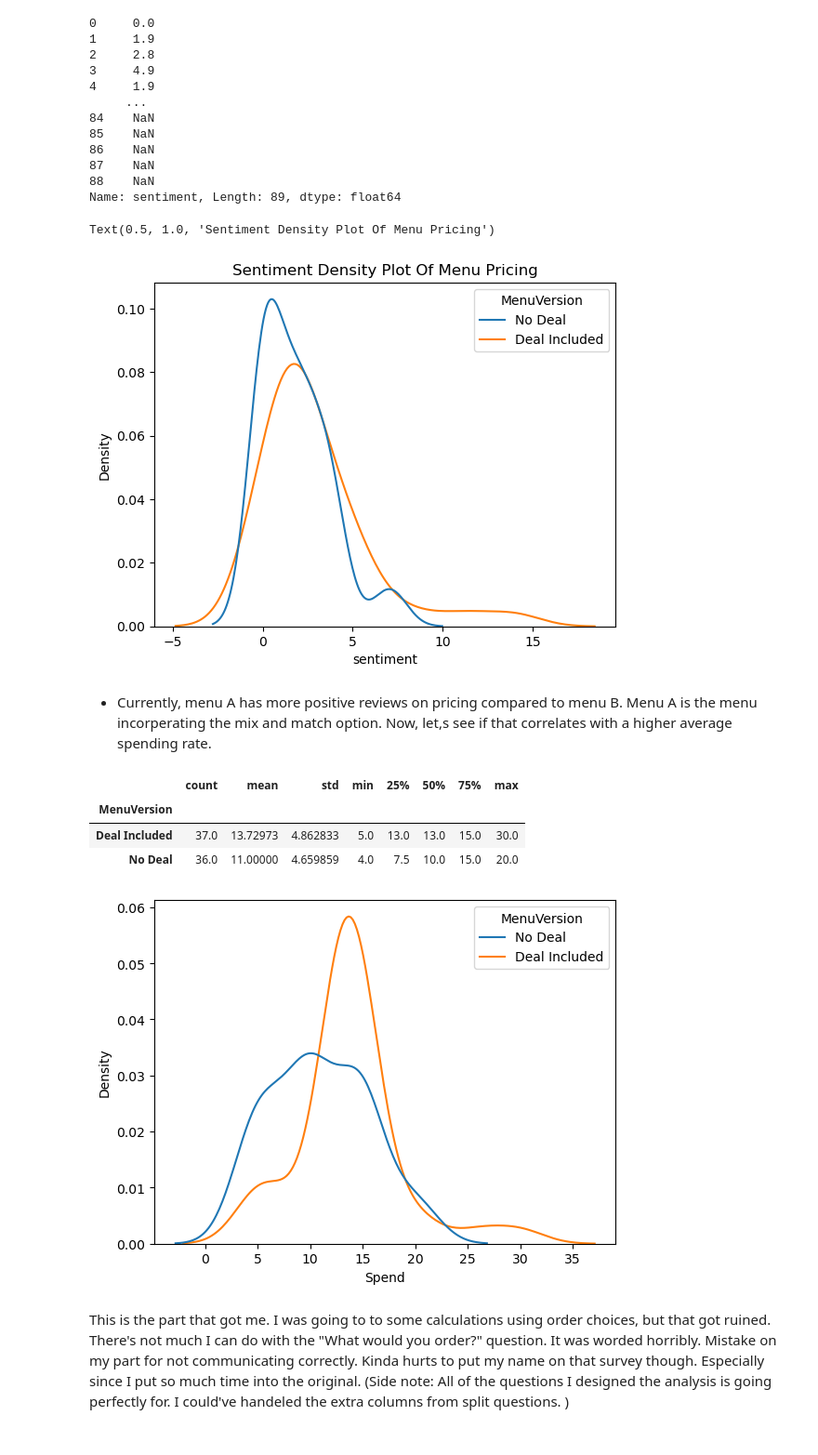
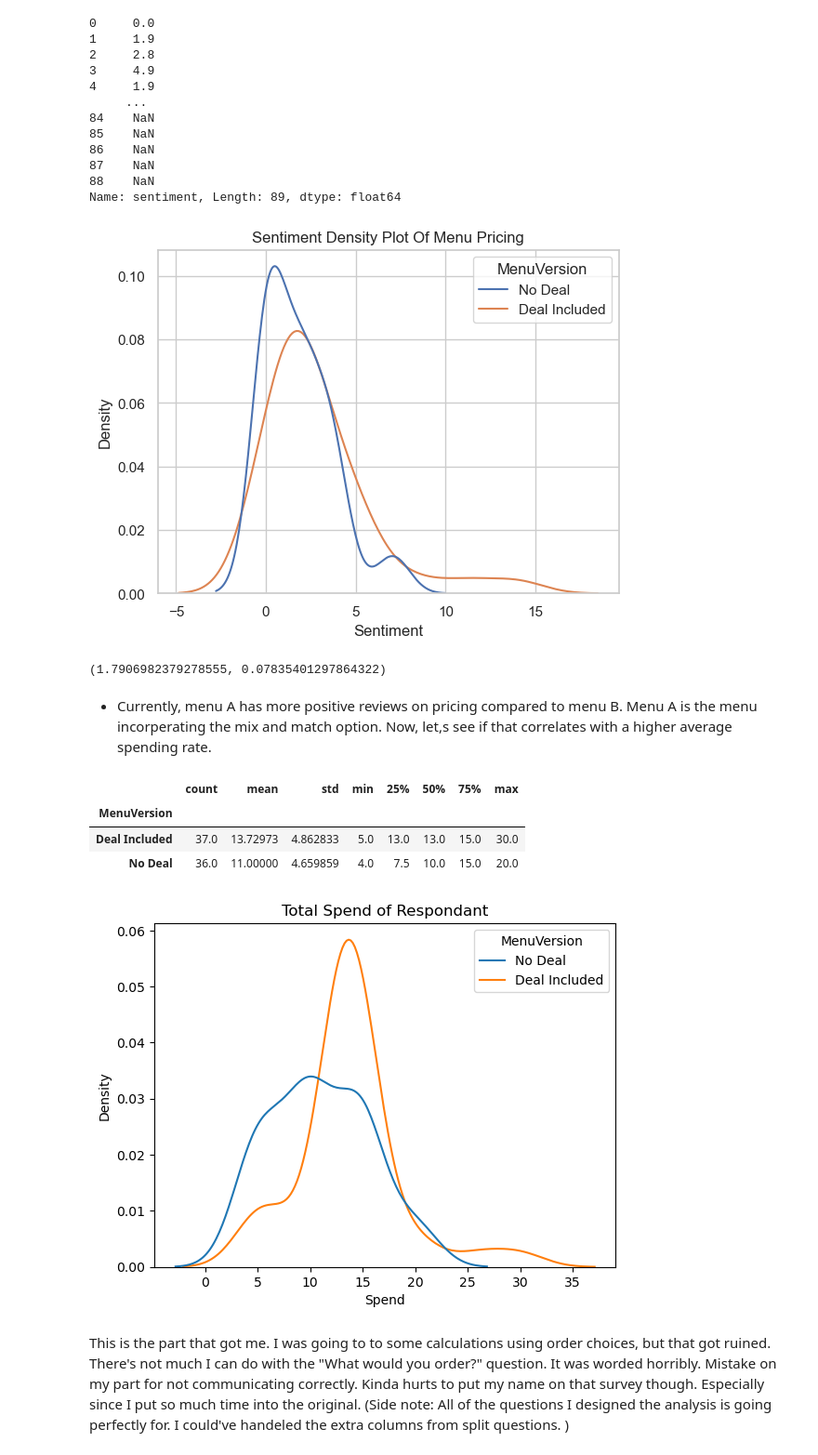
Before and after one commit to Elijah-Andrae56/MKTG_390_Survey_Analysis, a Jupyter notebook: mktg_390.ipynb, the cells around one changed output. Shown at 93% size. Drawn from its saved outputs; the diff is of its cells as text; code cells hidden in the pictures.

```diff
--- a/mktg_390.ipynb
+++ b/mktg_390.ipynb
@@ -251,31 +251,44 @@ survey_menu_thoughts['sentiment']
 88    NaN
 Name: sentiment, Length: 89, dtype: float64
 # %%
+sns.set_theme(style='whitegrid')
 sns.kdeplot(survey_menu_thoughts, x='sentiment', hue='MenuVersion')
 plt.title('Sentiment Density Plot Of Menu Pricing')
+plt.xlabel('Sentiment')
+plt.show()
 # %% [output]
-Text(0.5, 1.0, 'Sentiment Density Plot Of Menu Pricing')
-[figure, old version]
+[figure, new version]
+# %%
+from scipy.stats import ttest_ind
+
+deal_thoughts = survey_menu_thoughts[survey_menu_thoughts['MenuVersion'] == 'Deal Included']['sentiment'].dropna()
+no_deal_thoughts = survey_menu_thoughts[survey_menu_thoughts['MenuVersion'] == 'No Deal']['sentiment'].dropna()
+
+t_stat, p_value = ttest_ind(deal_thoughts, no_deal_thoughts, equal_var=False)
+t_stat, p_value
+# %% [output]
+(1.7906982379278555, 0.07835401297864322)
 # %% [markdown]
 - Currently, menu A has more positive reviews on pricing compared to menu B. Menu A is the menu incorperating the mix and match option. Now, let,s see if that correlates with a higher average spending rate.
 # %%
 spending = survey_data[['Q11', 'MenuVersion']].rename(columns={'Q11': "Spend"})
 spending_averages = spending.groupby('MenuVersion')['Spend'].describe()
 display(spending_averages)
 
 sns.kdeplot(
     data=spending,
     x='Spend',
     hue='MenuVersion'
 )
 plt.grid(visible=False)
+plt.title('Total Spend of Respondant')
 plt.show()
 # %% [output]
 |  | count | mean | std | min | 25% | 50% | 75% | max |
 | MenuVersion |  |  |  |  |  |  |  |  |
 | Deal Included | 37.0 | 13.72973 | 4.862833 | 5.0 | 13.0 | 13.0 | 15.0 | 30.0 |
 | No Deal | 36.0 | 11.00000 | 4.659859 | 4.0 | 7.5 | 10.0 | 15.0 | 20.0 |
-[figure, old version]
+[figure, new version]
 # %% [markdown]
 This is the part that got me. I was going to to some calculations using order choices, but that got ruined. There's not much I can do with the "What would you order?" question. It was worded horribly. Mistake on my part for not communicating correctly. Kinda hurts to put my name on that survey though. Especially since I put so much time into the original. (Side note: All of the questions I designed the analysis is going perfectly for. I could've handeled the extra columns from split questions. )
 # %%
```
Also changed, not shown: parts of 4 cells of this notebook, 1 other file.
